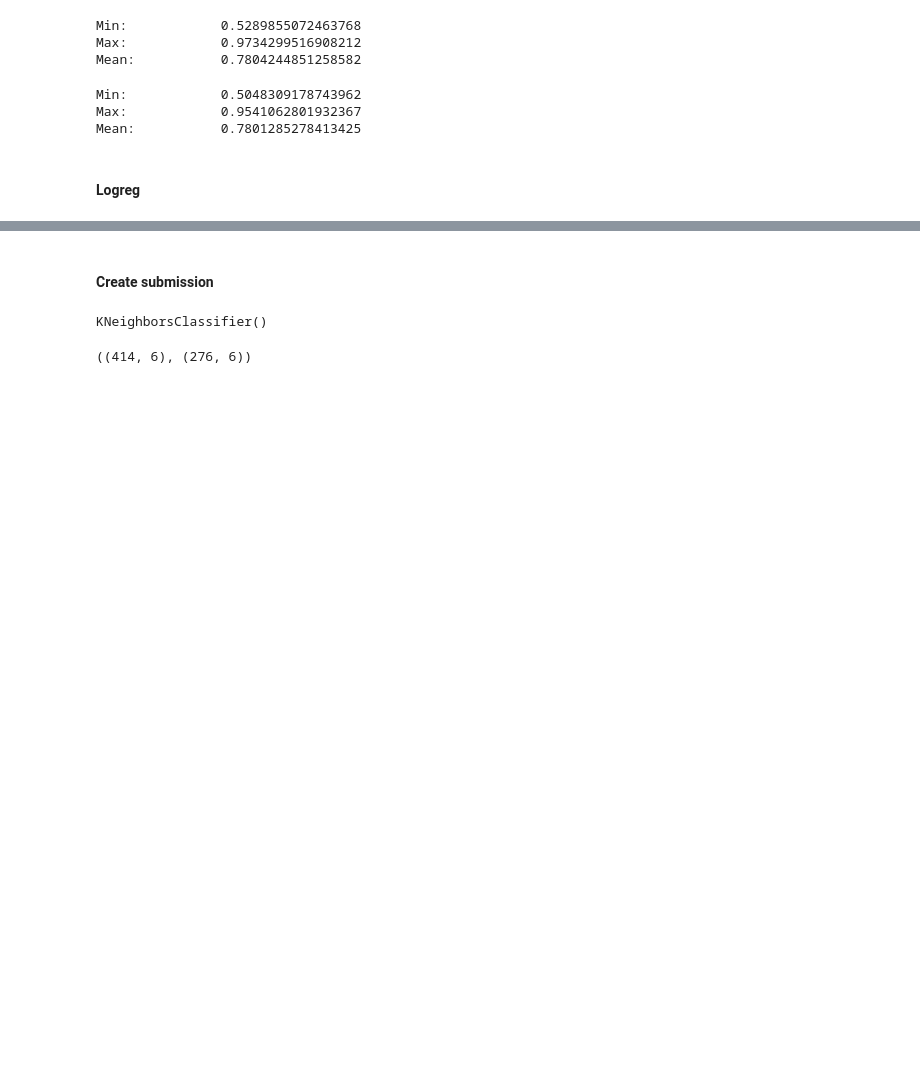
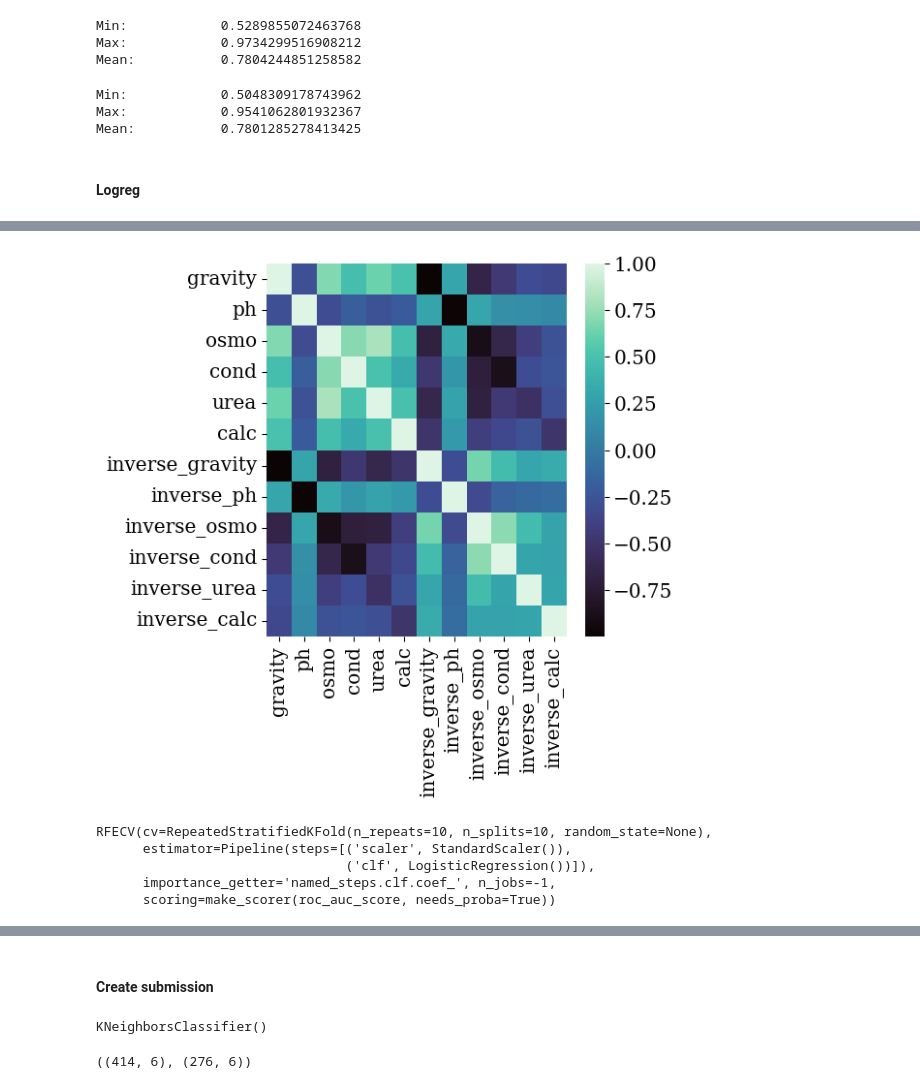
Before and after one commit to tripnv/playgrounds, a Jupyter notebook: 3-12/baseline.ipynb, the cells around one changed output, grey strips where cells are left out. Cells and saved outputs as stored; diff of their text form; code cells hidden in the pictures; blank space fills up the shorter version.

```diff
--- a/3-12/baseline.ipynb
+++ b/3-12/baseline.ipynb
@@ -733,0 +839,20 @@ Mean:           0.781395881006865
+# %%
+def create_inverse_features(df):
+    df = df.copy()
+    for column in df.columns.tolist():
+        df[f"inverse_{column}"] = 1 / df[column]
+
+    return df
+# %%
+sns.heatmap(create_inverse_features(X).corr(), cmap = 'mako')
+plt.show()
+# %% [output]
+[figure, added]
+# %%
+feature_selector.fit(create_inverse_features(X), Y)
+# %% [output]
+RFECV(cv=RepeatedStratifiedKFold(n_repeats=10, n_splits=10, random_state=None),
+      estimator=Pipeline(steps=[('scaler', StandardScaler()),
+                                ('clf', LogisticRegression())]),
+      importance_getter='named_steps.clf.coef_', n_jobs=-1,
+      scoring=make_scorer(roc_auc_score, needs_proba=True))
```
Also changed, not shown: parts of 20 cells of this notebook.
